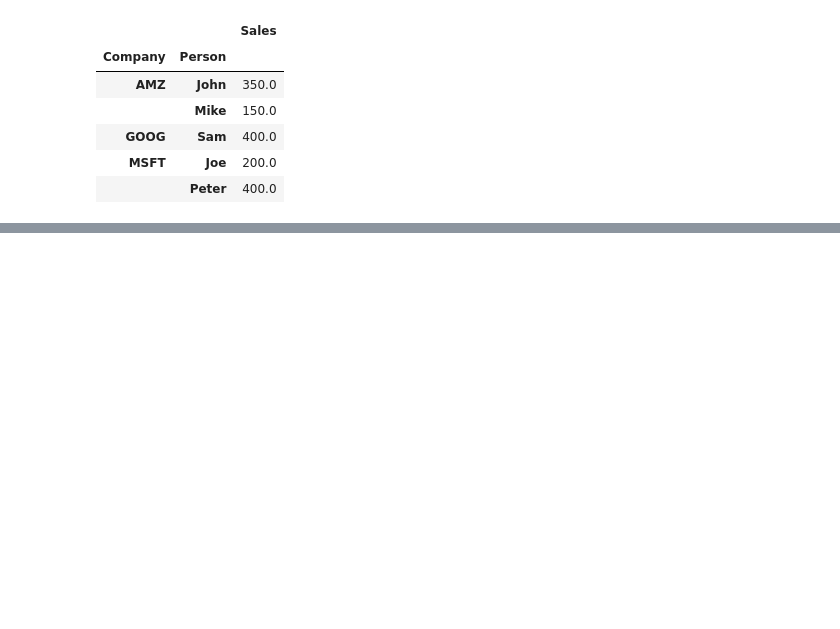
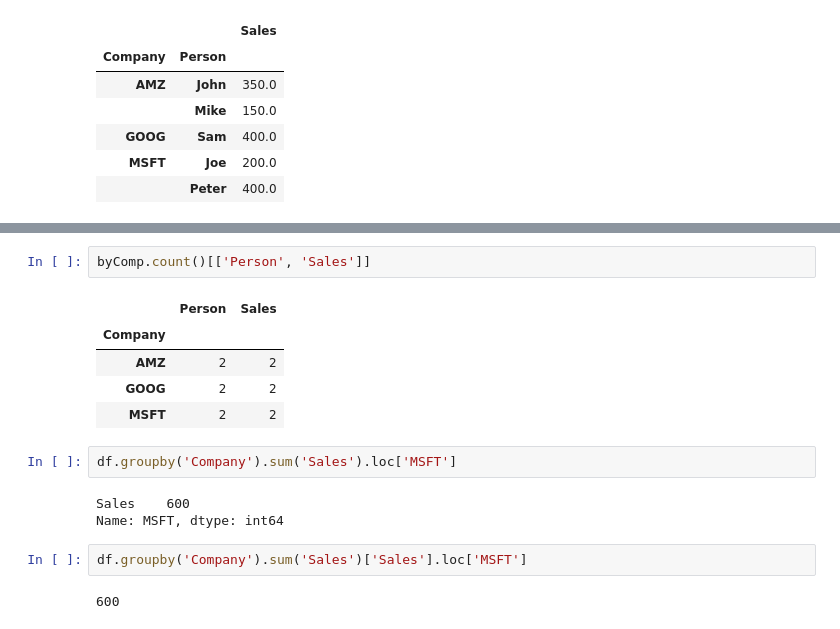
Before and after one commit to parth-github/pandas, a Jupyter notebook: Group_by.ipynb, the cells around one changed output, grey strips where cells are left out. Saved outputs shown, nothing was run; the diff lists cells and outputs as text; blank space fills up the shorter version.

```diff
--- a/Group_by.ipynb
+++ b/Group_by.ipynb
@@ -46,0 +57,17 @@ byCompPerson.mean('Sales')
+# %%
+byComp.count()[['Person', 'Sales']]
+# %% [output]
+|  | Person | Sales |
+| Company |  |  |
+| AMZ | 2 | 2 |
+| GOOG | 2 | 2 |
+| MSFT | 2 | 2 |
+# %%
+df.groupby('Company').sum('Sales').loc['MSFT']
+# %% [output]
+Sales    600
+Name: MSFT, dtype: int64
+# %%
+df.groupby('Company').sum('Sales')['Sales'].loc['MSFT']
+# %% [output]
+600
```
Also changed, not shown: parts of 6 cells of this notebook.
